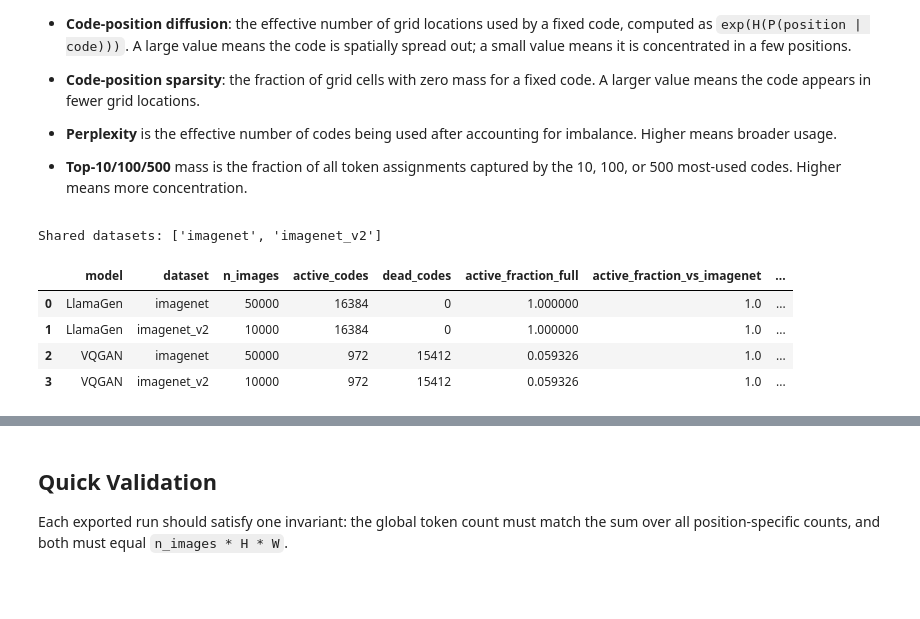
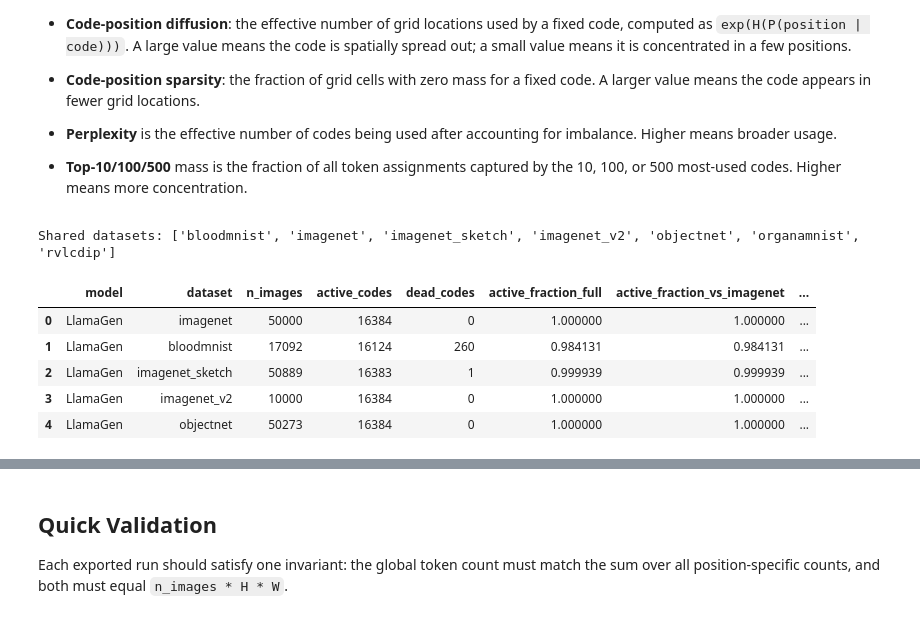
Before and after one commit to farzinnasiri/vq-explore, a Jupyter notebook: notebooks/vq-code-usage-analysis.ipynb, the cells around one changed output, grey strips where cells are left out. Cells and saved outputs as stored; diff of their text form; code cells hidden in the pictures; blank space fills up the shorter version.

```diff
--- a/notebooks/vq-code-usage-analysis.ipynb
+++ b/notebooks/vq-code-usage-analysis.ipynb
@@ -159,38 +166,36 @@ def make_summary_rows(runs, dataset_names):
         imagenet_mask = active_mask(model_runs[IN_DISTRIBUTION_DATASET]['global_counts'])
         for dataset in dataset_names:
             run = model_runs[dataset]
             summary = run['summary']
             dataset_mask = active_mask(run['global_counts'])
             rows.append({
                 'model': model,
                 'dataset': dataset,
                 'n_images': summary['n_images'],
                 'active_codes': summary['active_codes'],
                 'dead_codes': summary['dead_codes'],
                 'active_fraction_full': summary['active_fraction_full'],
                 'active_fraction_vs_imagenet': summary['active_codes'] / imagenet_active,
                 'active_overlap_with_imagenet': (dataset_mask & imagenet_mask).sum() / imagenet_active,
                 'perplexity': summary['perplexity'],
                 'top_10_mass': summary['top_10_mass'],
                 'top_100_mass': summary['top_100_mass'],
                 'top_500_mass': summary['top_500_mass'],
             })
     return pd.DataFrame(rows)
 
 
 datasets_per_model, shared_datasets = discover_datasets()
 assert IN_DISTRIBUTION_DATASET in shared_datasets, 'ImageNet baseline results are required.'
 ood_datasets = [name for name in shared_datasets if name != IN_DISTRIBUTION_DATASET]
 comparison_datasets = [IN_DISTRIBUTION_DATASET] + ood_datasets
 runs = load_runs(comparison_datasets)
 summary_df = make_summary_rows(runs, comparison_datasets)
-
-print('Shared datasets:', shared_datasets)
-summary_df.head()
 # %% [output]
-Shared datasets: ['imagenet', 'imagenet_v2']
+Shared datasets: ['bloodmnist', 'imagenet', 'imagenet_sketch', 'imagenet_v2', 'objectnet', 'organamnist', 'rvlcdip']
 |  | model | dataset | n_images | active_codes | dead_codes | active_fraction_full | active_fraction_vs_imagenet | ... |
-| 0 | LlamaGen | imagenet | 50000 | 16384 | 0 | 1.000000 | 1.0 | ... |
-| 1 | LlamaGen | imagenet_v2 | 10000 | 16384 | 0 | 1.000000 | 1.0 | ... |
-| 2 | VQGAN | imagenet | 50000 | 972 | 15412 | 0.059326 | 1.0 | ... |
-| 3 | VQGAN | imagenet_v2 | 10000 | 972 | 15412 | 0.059326 | 1.0 | ... |
+| 0 | LlamaGen | imagenet | 50000 | 16384 | 0 | 1.000000 | 1.000000 | ... |
+| 1 | LlamaGen | bloodmnist | 17092 | 16124 | 260 | 0.984131 | 0.984131 | ... |
+| 2 | LlamaGen | imagenet_sketch | 50889 | 16383 | 1 | 0.999939 | 0.999939 | ... |
+| 3 | LlamaGen | imagenet_v2 | 10000 | 16384 | 0 | 1.000000 | 1.000000 | ... |
+| 4 | LlamaGen | objectnet | 50273 | 16384 | 0 | 1.000000 | 1.000000 | ... |
```
Also changed, not shown: parts of 19 cells of this notebook, 33 other files.
